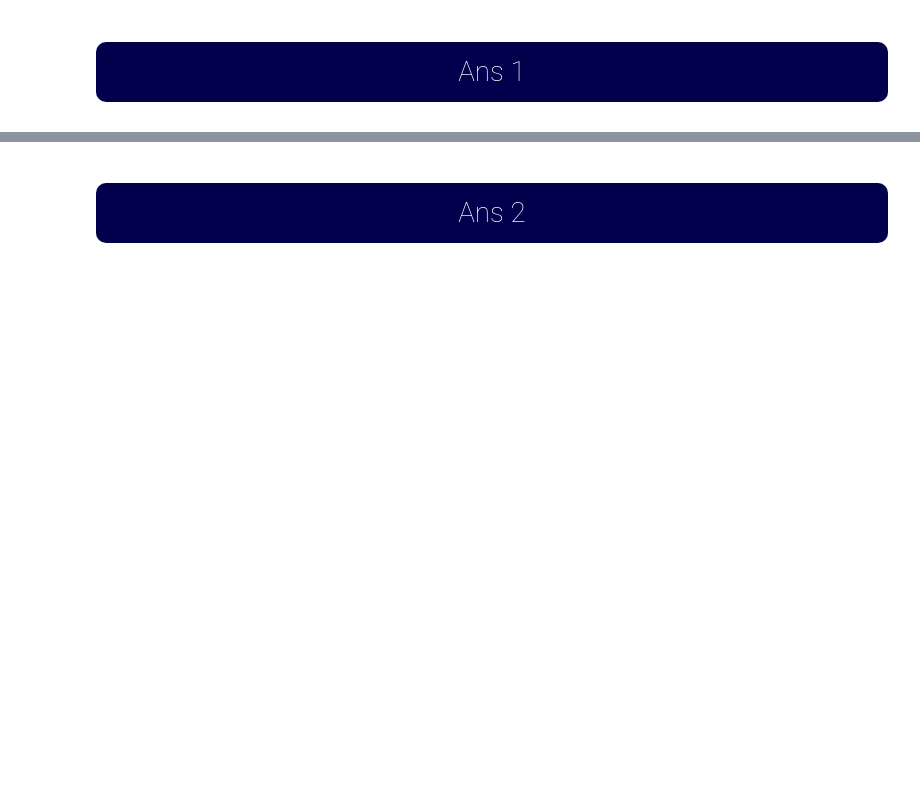
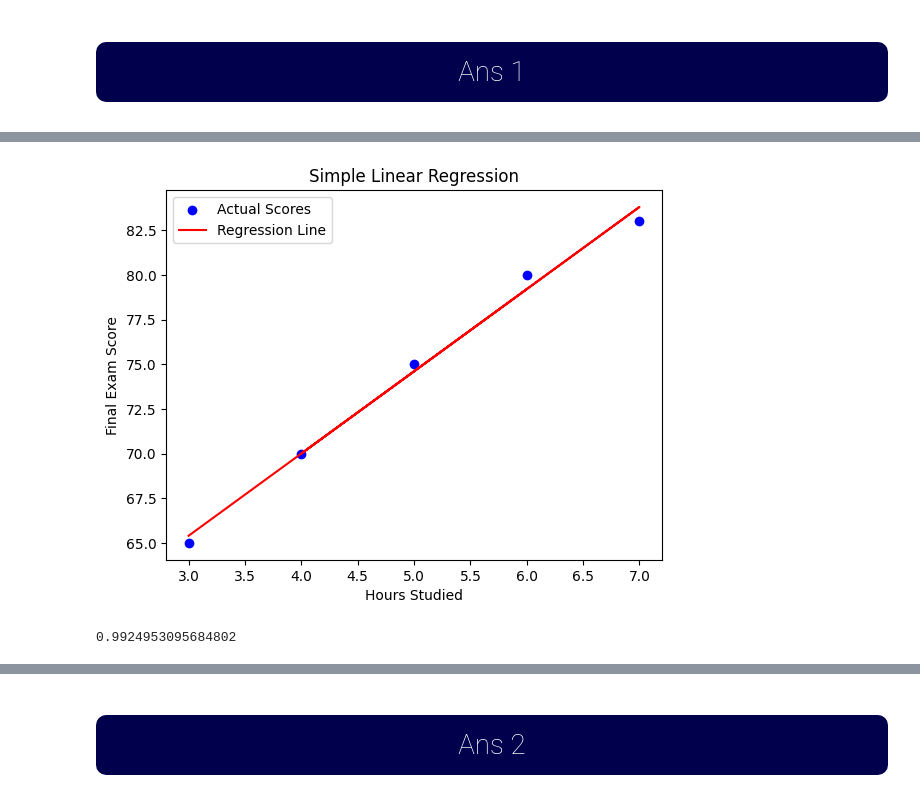
Before and after one commit to Sufiyan999/PW-DataScience-Masters, a Jupyter notebook: Assignments/3. MARCH/26 mar assign.ipynb, the cells around one changed output, grey strips where cells are left out. Cells and saved outputs as stored; diff of their text form; code cells hidden in the pictures; blank space fills up the shorter version.

```diff
--- a/Assignments/3. MARCH/26 mar assign.ipynb
+++ b/Assignments/3. MARCH/26 mar assign.ipynb
@@ -3,0 +32,31 @@
+# %%
+import numpy as np
+import matplotlib.pyplot as plt
+from sklearn.linear_model import LinearRegression
+
+# Data
+hours_studied = np.array([3, 5, 7, 4, 6]).reshape(-1, 1)
+exam_scores = np.array([65, 75, 83, 70, 80])
+
+# Simple Linear Regression
+regressor = LinearRegression()
+regressor.fit(hours_studied, exam_scores)
+
+# Prediction
+predicted_scores = regressor.predict(hours_studied)
+
+# Plotting
+plt.scatter(hours_studied, exam_scores, color='blue', label='Actual Scores')
+plt.plot(hours_studied, predicted_scores, color='red', label='Regression Line')
+plt.xlabel('Hours Studied')
+plt.ylabel('Final Exam Score')
+plt.title('Simple Linear Regression')
+plt.legend()
+plt.show()
+# %% [output]
+[figure, added]
+# %%
+
+regressor.score(hours_studied, exam_scores)
+# %% [output]
+0.9924953095684802
```
Also changed, not shown: parts of 21 cells of this notebook, 30 other files.
